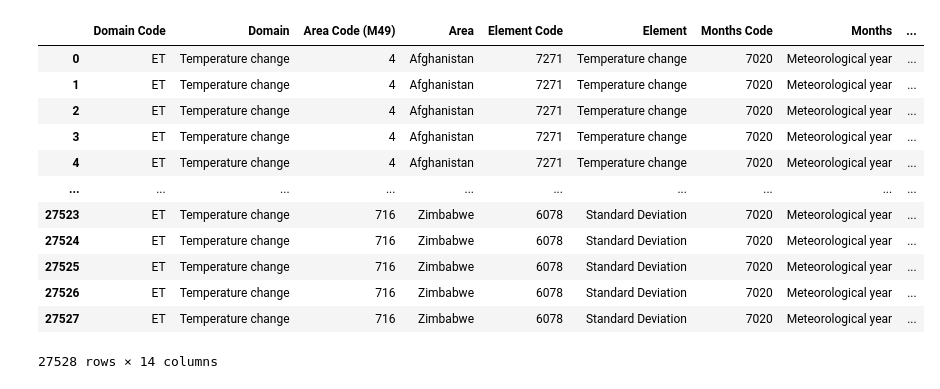
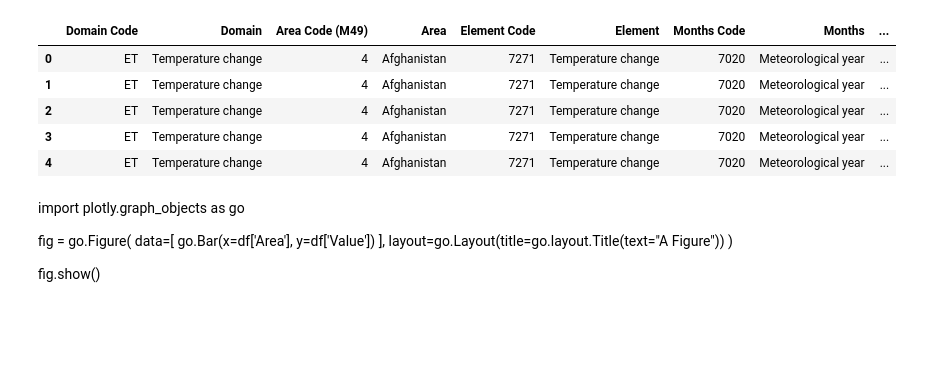
Before and after one commit to AdriPerse/climate-change, a Jupyter notebook: notebooks/Ibra.ipynb, the cells around one changed output. Drawn from its saved outputs; the diff is of its cells as text; code cells hidden in the pictures; blank space fills up the shorter version.

```diff
--- a/notebooks/Ibra.ipynb
+++ b/notebooks/Ibra.ipynb
@@ -1,18 +12,11 @@
 # %%
 import pandas as pd
 df = pd.read_csv('../data/FAOSTAT_temperature.csv')
-df+
+df.head()
 # %% [output]
 |  | Domain Code | Domain | Area Code (M49) | Area | Element Code | Element | Months Code | Months | ... |
 | 0 | ET | Temperature change | 4 | Afghanistan | 7271 | Temperature change | 7020 | Meteorological year | ... |
 | 1 | ET | Temperature change | 4 | Afghanistan | 7271 | Temperature change | 7020 | Meteorological year | ... |
 | 2 | ET | Temperature change | 4 | Afghanistan | 7271 | Temperature change | 7020 | Meteorological year | ... |
 | 3 | ET | Temperature change | 4 | Afghanistan | 7271 | Temperature change | 7020 | Meteorological year | ... |
 | 4 | ET | Temperature change | 4 | Afghanistan | 7271 | Temperature change | 7020 | Meteorological year | ... |
-| ... | ... | ... | ... | ... | ... | ... | ... | ... | ... |
-| 27523 | ET | Temperature change | 716 | Zimbabwe | 6078 | Standard Deviation | 7020 | Meteorological year | ... |
-| 27524 | ET | Temperature change | 716 | Zimbabwe | 6078 | Standard Deviation | 7020 | Meteorological year | ... |
-| 27525 | ET | Temperature change | 716 | Zimbabwe | 6078 | Standard Deviation | 7020 | Meteorological year | ... |
-| 27526 | ET | Temperature change | 716 | Zimbabwe | 6078 | Standard Deviation | 7020 | Meteorological year | ... |
-| 27527 | ET | Temperature change | 716 | Zimbabwe | 6078 | Standard Deviation | 7020 | Meteorological year | ... |
-27528 rows × 14 columns
@@ -18,0 +25,11 @@ df+
+# %% [markdown]
+import plotly.graph_objects as go
+
+fig = go.Figure(
+    data=[
+        go.Bar(x=df['Area'], y=df['Value'])
+    ],
+    layout=go.Layout(title=go.layout.Title(text="A Figure"))
+)
+
+fig.show()
```
Also changed, not shown: parts of 16 cells of this notebook, 1 other file.
